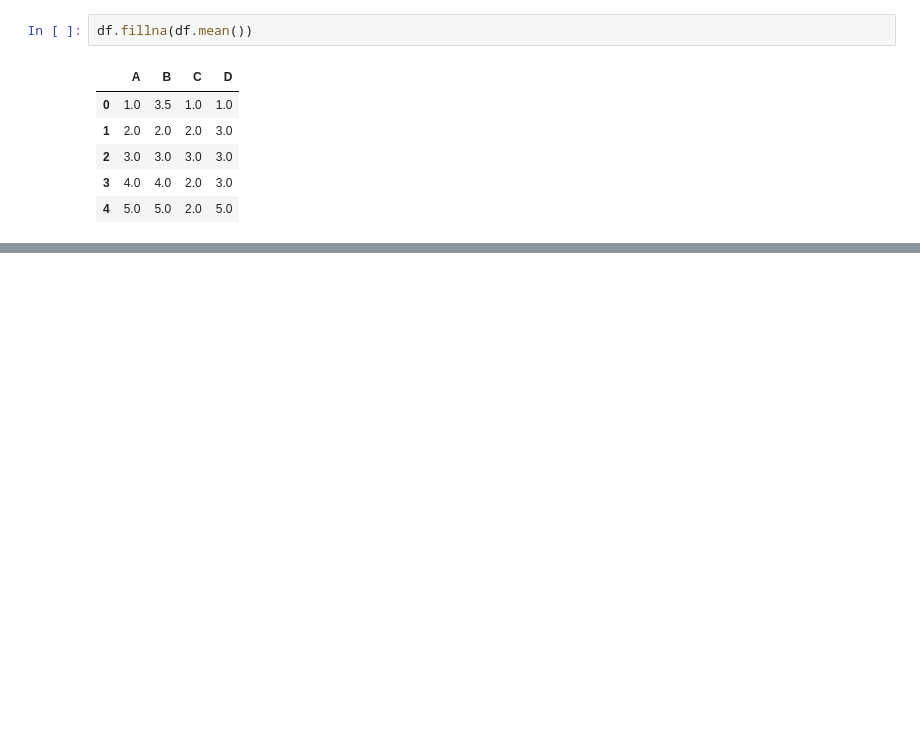
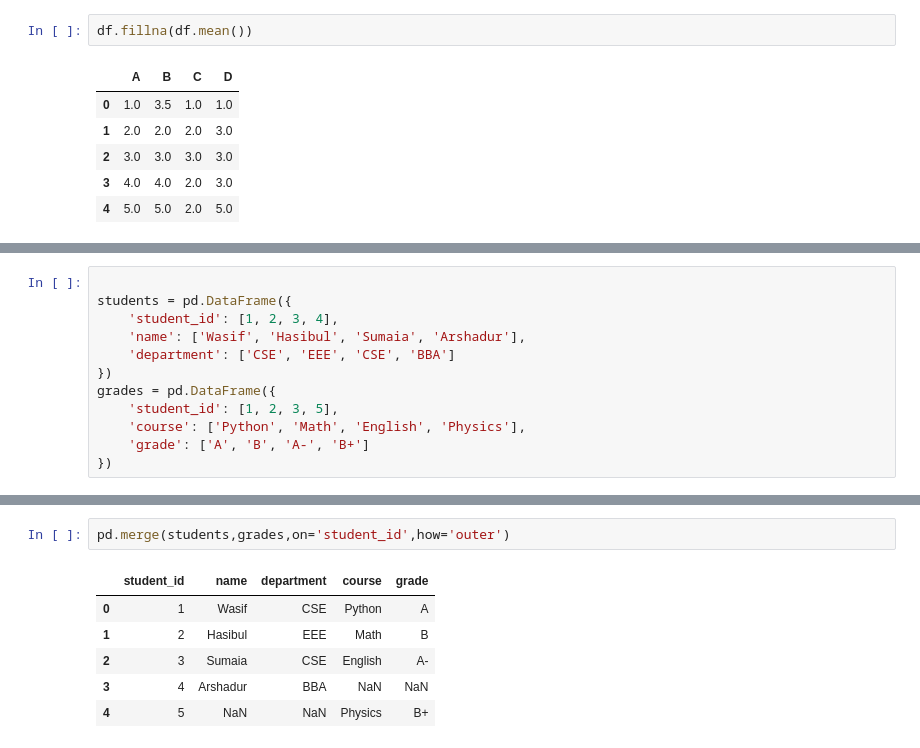
Before and after one commit to wasif-h/Data-Analytics-Odyssey, a Jupyter notebook: Pandas/main_pandas.ipynb, the cells around one changed output, grey strips where cells are left out. Drawn from its saved outputs; the diff is of its cells as text; blank space fills up the shorter version.

```diff
--- a/Pandas/main_pandas.ipynb
+++ b/Pandas/main_pandas.ipynb
@@ -350,0 +353,12 @@ df.fillna(df.mean())
+# %%
+
+students = pd.DataFrame({
+    'student_id': [1, 2, 3, 4],
+    'name': ['Wasif', 'Hasibul', 'Sumaia', 'Arshadur'],
+    'department': ['CSE', 'EEE', 'CSE', 'BBA']
+})
+grades = pd.DataFrame({
+    'student_id': [1, 2, 3, 5],
+    'course': ['Python', 'Math', 'English', 'Physics'],
+    'grade': ['A', 'B', 'A-', 'B+']
+})
@@ -350,0 +379,9 @@ df.fillna(df.mean())
+# %%
+pd.merge(students,grades,on='student_id',how='outer')
+# %% [output]
+|  | student_id | name | department | course | grade |
+| 0 | 1 | Wasif | CSE | Python | A |
+| 1 | 2 | Hasibul | EEE | Math | B |
+| 2 | 3 | Sumaia | CSE | English | A- |
+| 3 | 4 | Arshadur | BBA | NaN | NaN |
+| 4 | 5 | NaN | NaN | Physics | B+ |
```
Also changed, not shown: parts of 29 cells of this notebook.
